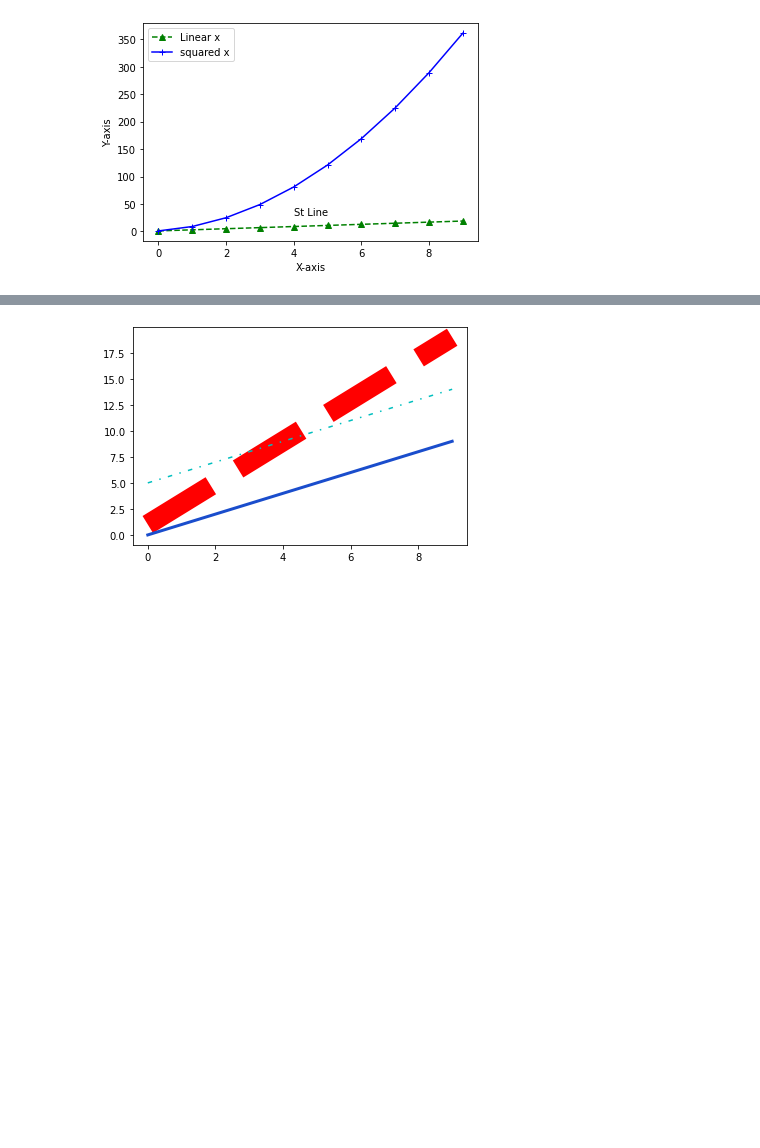
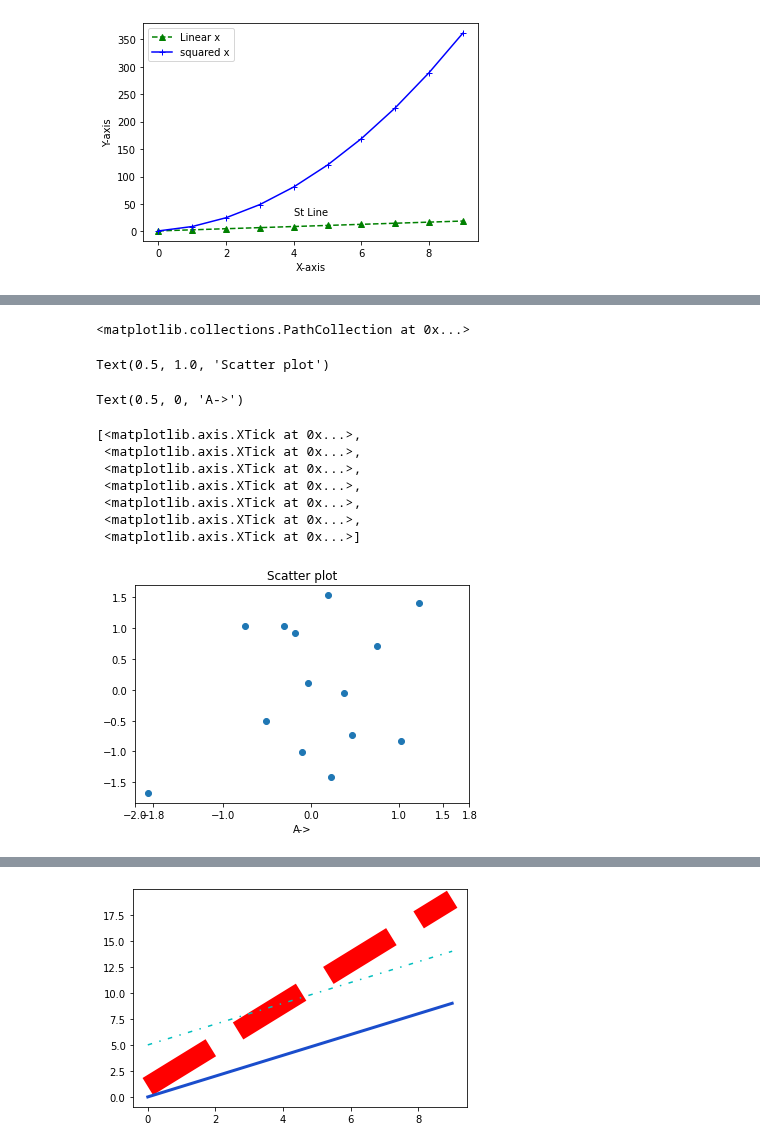
Before and after one commit to harnalashok/DataVisualization, a Jupyter notebook: 1_lesson_on_matplotlib_and_Jupyter_markdown.ipynb, the cells around one changed output, grey strips where cells are left out. Drawn from its saved outputs; the diff is of its cells as text; code cells hidden in the pictures; blank space fills up the shorter version.

```diff
--- a/1_lesson_on_matplotlib_and_Jupyter_markdown.ipynb
+++ b/1_lesson_on_matplotlib_and_Jupyter_markdown.ipynb
@@ -203,0 +221,26 @@ Text(4, 30, 'St Line')
+# %%
+# 4.0 Generate some numpy data
+rng = np.random.default_rng()
+data = rng.normal(size = (14,5))
+# %%
+# 4.1 Transform it to pandas DataFrame
+data = pd.DataFrame(data, columns = list('abcde'))
+# %%
+# 4.2 Create a figure and an axes object
+fig,ax = plt.subplots(1,1)
+ax.scatter(data['a'], data['b'])
+ax.set_title("Scatter plot")
+ax.set_xlabel('A->')
+ax.set_xticks([-2.0,-1.8, -1, 0 , +1, 1.5, 1.8 ])
+# %% [output]
+<matplotlib.collections.PathCollection at 0x...>
+Text(0.5, 1.0, 'Scatter plot')
+Text(0.5, 0, 'A->')
+[<matplotlib.axis.XTick at 0x...>,
+ <matplotlib.axis.XTick at 0x...>,
+ <matplotlib.axis.XTick at 0x...>,
+ <matplotlib.axis.XTick at 0x...>,
+ <matplotlib.axis.XTick at 0x...>,
+ <matplotlib.axis.XTick at 0x...>,
+ <matplotlib.axis.XTick at 0x...>]
+[figure, added]
```
Also changed, not shown: parts of 7 cells of this notebook.
